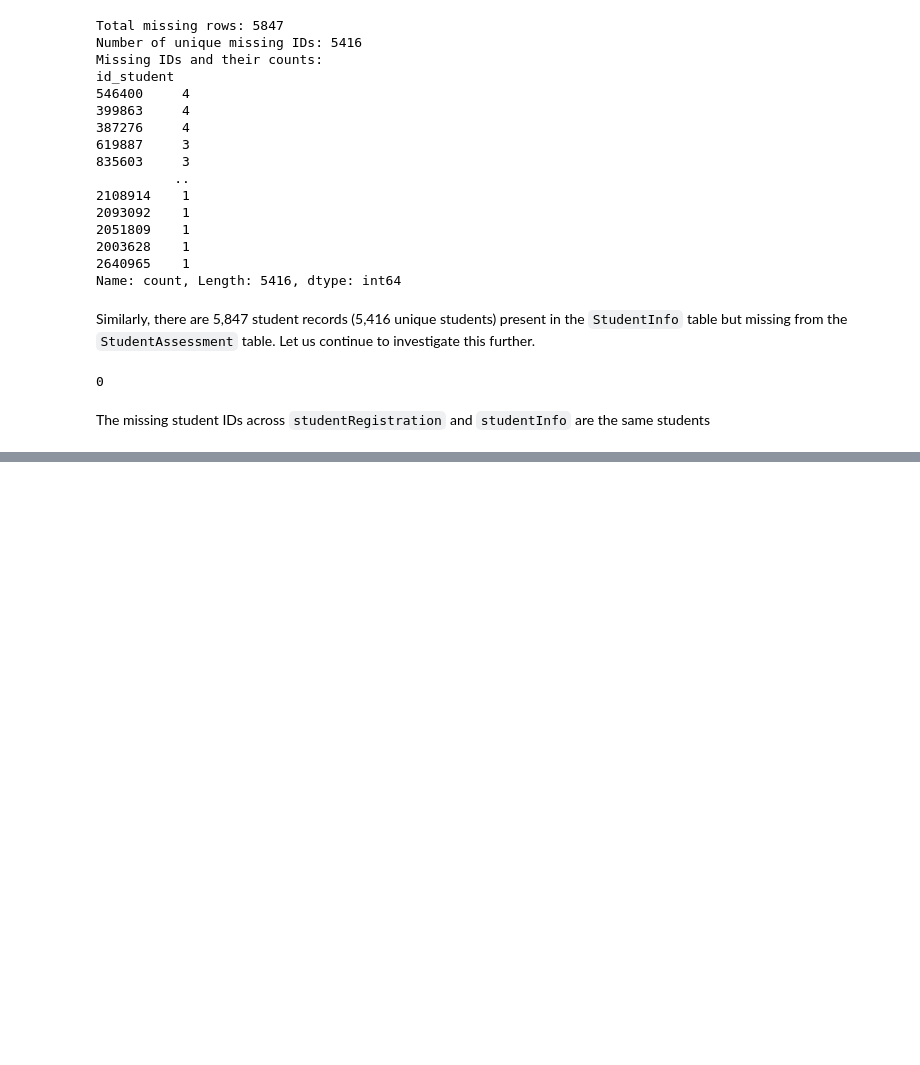
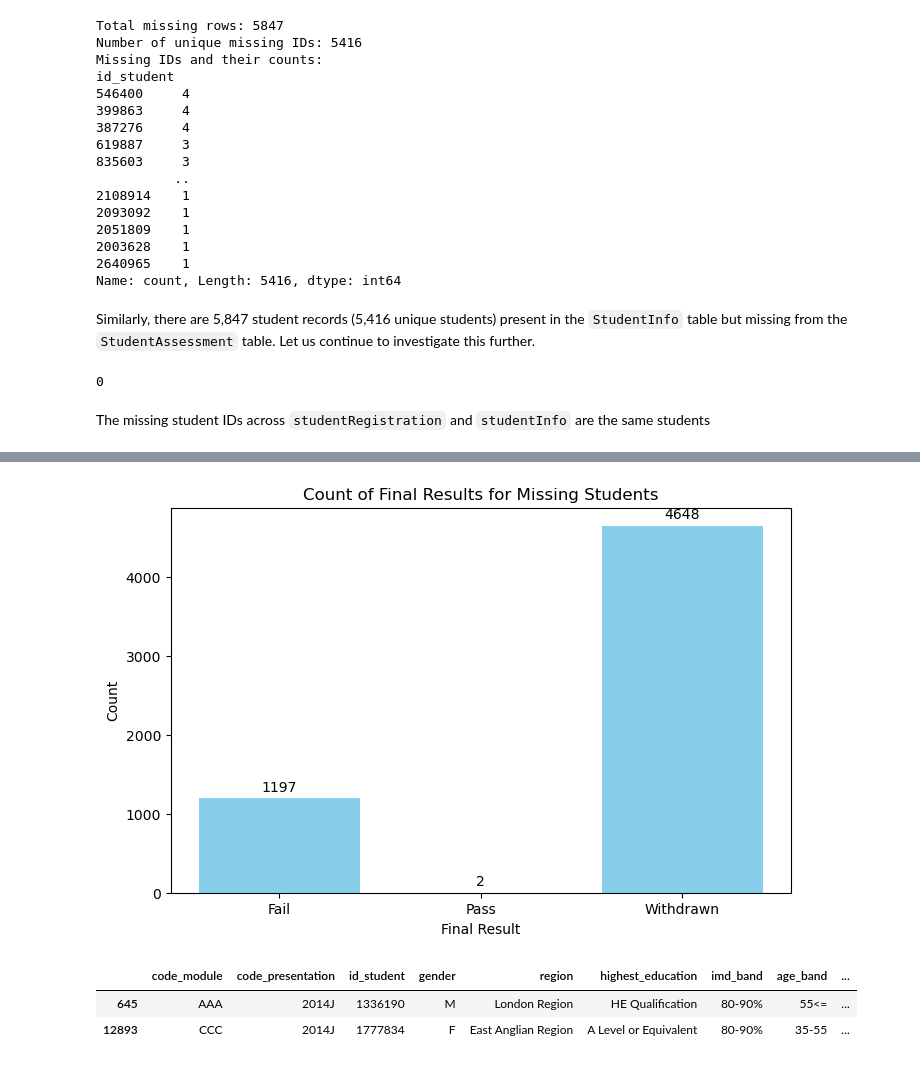
Before and after one commit to MScProjs/MScProject2025-Ali-Suhail, a Jupyter notebook: codes/jisc.ipynb, the cells around one changed output, grey strips where cells are left out. Cells and saved outputs as stored; diff of their text form; code cells hidden in the pictures; blank space fills up the shorter version.

Commit message:
Updated gantt chart, more EDA in jisc.ipynb, progress made in project plan report

```diff
--- a/codes/jisc.ipynb
+++ b/codes/jisc.ipynb
@@ -582,3 +640,8 @@ difference
 0
 # %% [markdown]
 The missing student IDs across `studentRegistration` and `studentInfo` are the same students
+# %%
+missing_ids = compare_df_cols(studentRegistration['id_student'], studentAssessment['id_student'])
+
+missing_students = studentInfo[studentInfo['id_student'].isin(missing_ids.index)]
+missing_students.head(10)
@@ -584,0 +676,22 @@ The missing student IDs across `studentRegistration` and `studentInfo` are the s
+# %%
+# What are their final results?
+unique, counts = np.unique(missing_students['final_result'], return_counts = True)
+dict(zip(unique, counts))
+
+plot_bar_with_annotations(
+    categories=unique,
+    counts=counts,
+    xlabel='Final Result',
+    ylabel='Count',
+    title='Count of Final Results for Missing Students',
+    rotation=0
+)
+# %% [output]
+[figure, added]
+# %%
+# Display the missing student with final result as 'Pass'.
+missing_students[missing_students['final_result'] == 'Pass']
+# %% [output]
+|  | code_module | code_presentation | id_student | gender | region | highest_education | imd_band | age_band | ... |
+| 645 | AAA | 2014J | 1336190 | M | London Region | HE Qualification | 80-90% | 55<= | ... |
+| 12893 | CCC | 2014J | 1777834 | F | East Anglian Region | A Level or Equivalent | 80-90% | 35-55 | ... |
```
Also changed, not shown: parts of 49 cells of this notebook, 3 other files.
